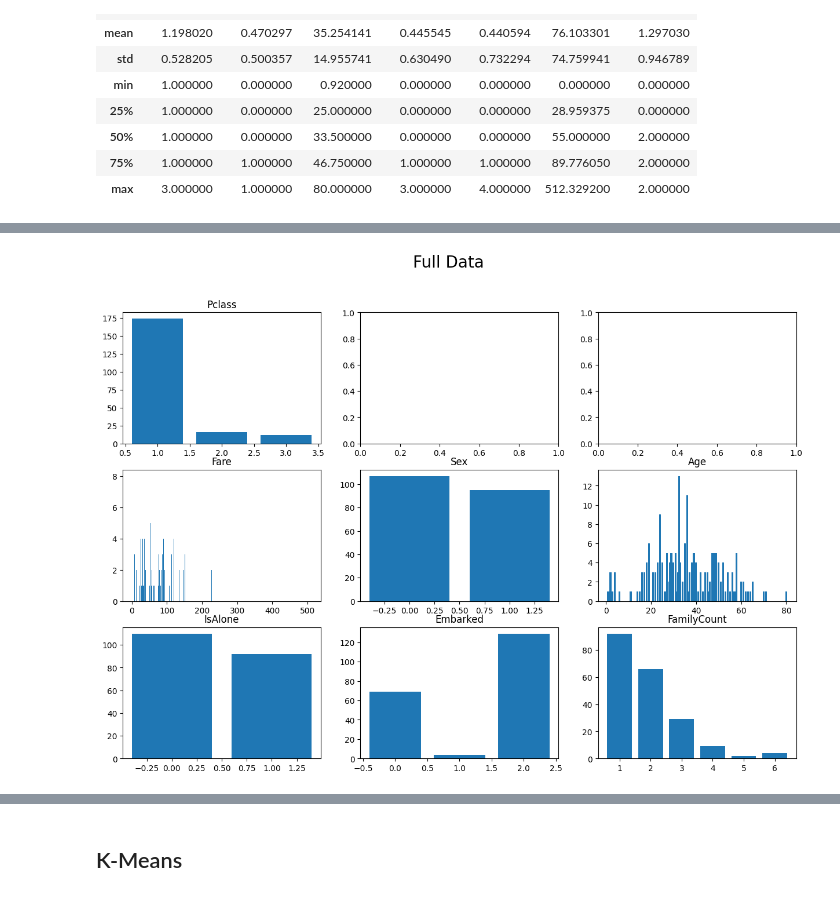
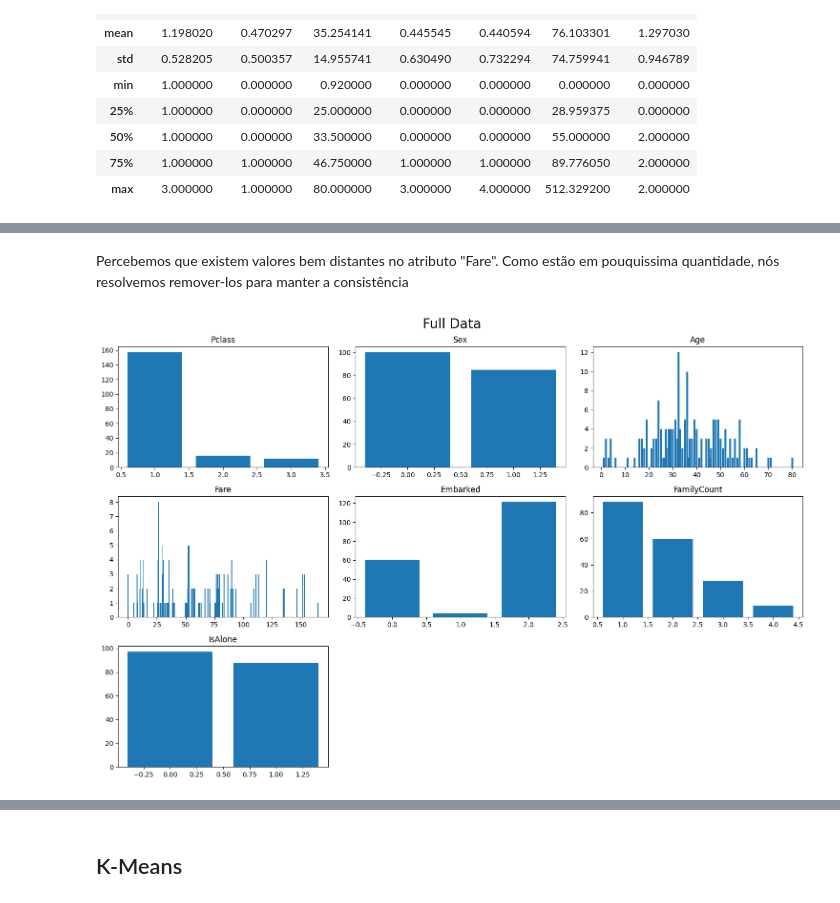
Before and after one commit to Quote023/IF684-Sistemas_Inteligentes_II, a Jupyter notebook: mini_projetos/mini_projeto3.ipynb, the cells around one changed output, grey strips where cells are left out. Saved outputs shown, nothing was run; the diff lists cells and outputs as text; code cells hidden in the pictures.

```diff
--- a/mini_projetos/mini_projeto3.ipynb
+++ b/mini_projetos/mini_projeto3.ipynb
@@ -109,7 +110,7 @@ Após todos os processos de tratamento e normalização dos dados, temos o datas
 # %%
-params = ["FamilyCount", "Fare", "Age"]
+params = ["Fare", "Age"]
 count = len(params)
-width = 3
+width = 2
 height = int(count/width)
 figure, axis = plt.subplots(height, width, figsize=(10, 8))
 figure.suptitle("Full Data", fontsize=20)
@@ -119,5 +120,6 @@ for i,attr in enumerate(params):
     axis[i].boxplot(values)
     axis[i].set_title(attr)
 
+plt.tight_layout()
 plt.show()
 # %% [output]
@@ -125,17 +127,27 @@ plt.show()
+# %% [markdown]
+Percebemos que existem valores bem distantes no atributo "Fare". Como estão em pouquissima quantidade, nós resolvemos remover-los para manter a consistência
+# %%
+trainData = trainData.drop(trainData[trainData["Fare"] > 200].index)
 # %%
 count = len(trainData.columns)
 width = 3
-figure, axis = plt.subplots(int(np.ceil(count/width)), width, figsize=(15, 10))
+figure, axis = plt.subplots(int((count + width - 1) / width), width, figsize=(15, 10))
 figure.suptitle("Full Data", fontsize=20)
 
-for i,attr in enumerate(trainData.columns):
-    x,y = [int(np.ceil(i/width)), int(np.ceil(i % width))]
+for i, attr in enumerate(trainData.columns):
+    x, y = divmod(i, width)
     labels = trainData[attr].astype(float).unique()
     labels.sort()
     values = trainData[attr].value_counts().sort_index()
-    axis[x,y].bar(labels, values)
-    axis[x,y].set_title(attr)
+    axis[x, y].bar(labels, values)
+    axis[x, y].set_title(attr)
 
+# Hide empty subplots
+for i in range(count, int((count + width - 1) / width) * width):
+    x, y = divmod(i, width)
+    figure.delaxes(axis[x, y])
+
+plt.tight_layout()
 plt.show()
 # %% [output]
-[figure, old version]
+[figure, new version]
```
Also changed, not shown: parts of 11 cells of this notebook.
